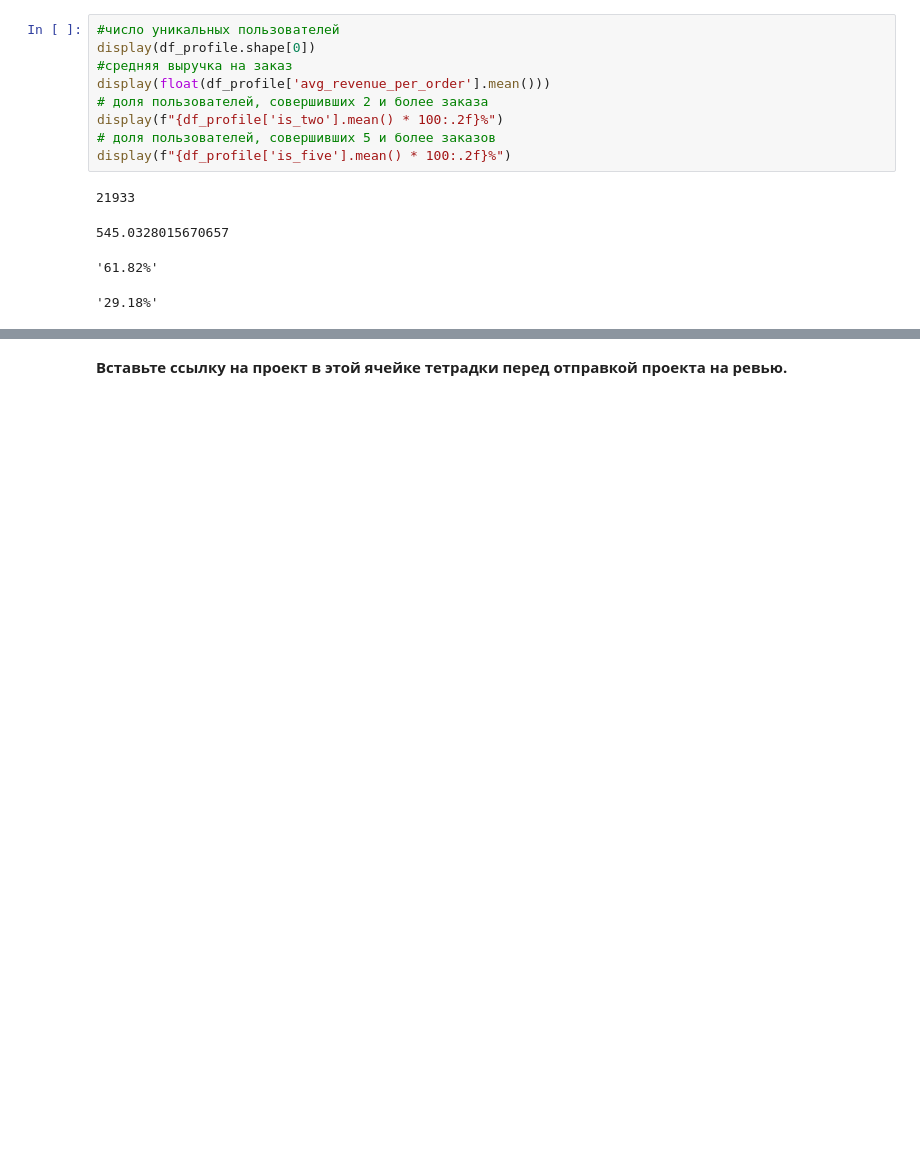
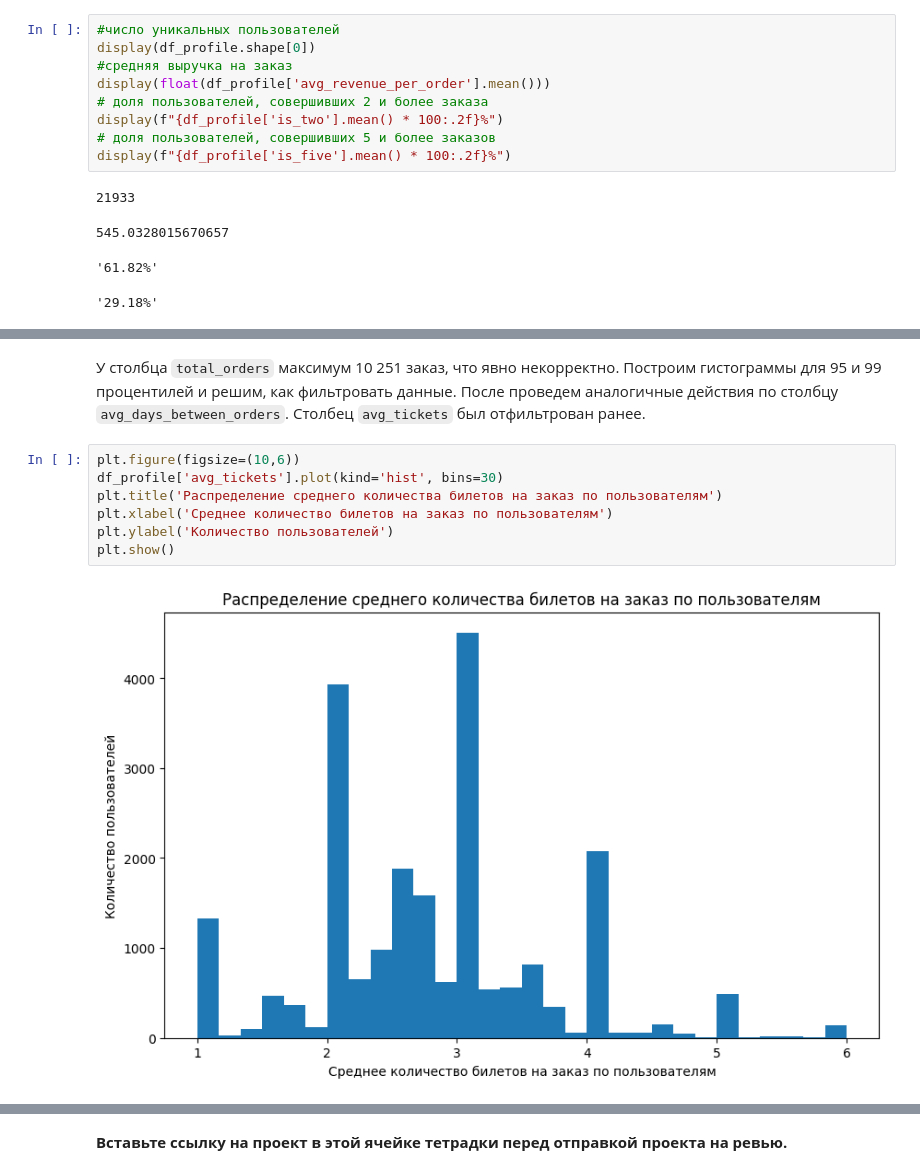
Before and after one commit to konstantin-kasyanov/project_module_2, a Jupyter notebook: project.ipynb, the cells around one changed output, grey strips where cells are left out. Cells and saved outputs as stored; diff of their text form; blank space fills up the shorter version.

```diff
--- a/project.ipynb
+++ b/project.ipynb
@@ -661 +757,12 @@ df_profile[['total_orders','avg_tickets','avg_days_between_orders']].describe(pe
 | max | 10251.000000 | 6.000000 | 148.000000 |
+# %% [markdown]
+У столбца `total_orders` максимум 10 251 заказ, что явно некорректно. Построим гистограммы для 95 и 99 процентилей и решим, как фильтровать данные. После проведем аналогичные действия по столбцу `avg_days_between_orders`. Столбец `avg_tickets` был отфильтрован ранее.
+# %%
+plt.figure(figsize=(10,6))
+df_profile['avg_tickets'].plot(kind='hist', bins=30)
+plt.title('Распределение среднего количества билетов на заказ по пользователям')
+plt.xlabel('Среднее количество билетов на заказ по пользователям')
+plt.ylabel('Количество пользователей')
+plt.show()
+# %% [output]
+[figure, added]
```
Also changed, not shown: parts of 114 cells of this notebook, 1 other file.
